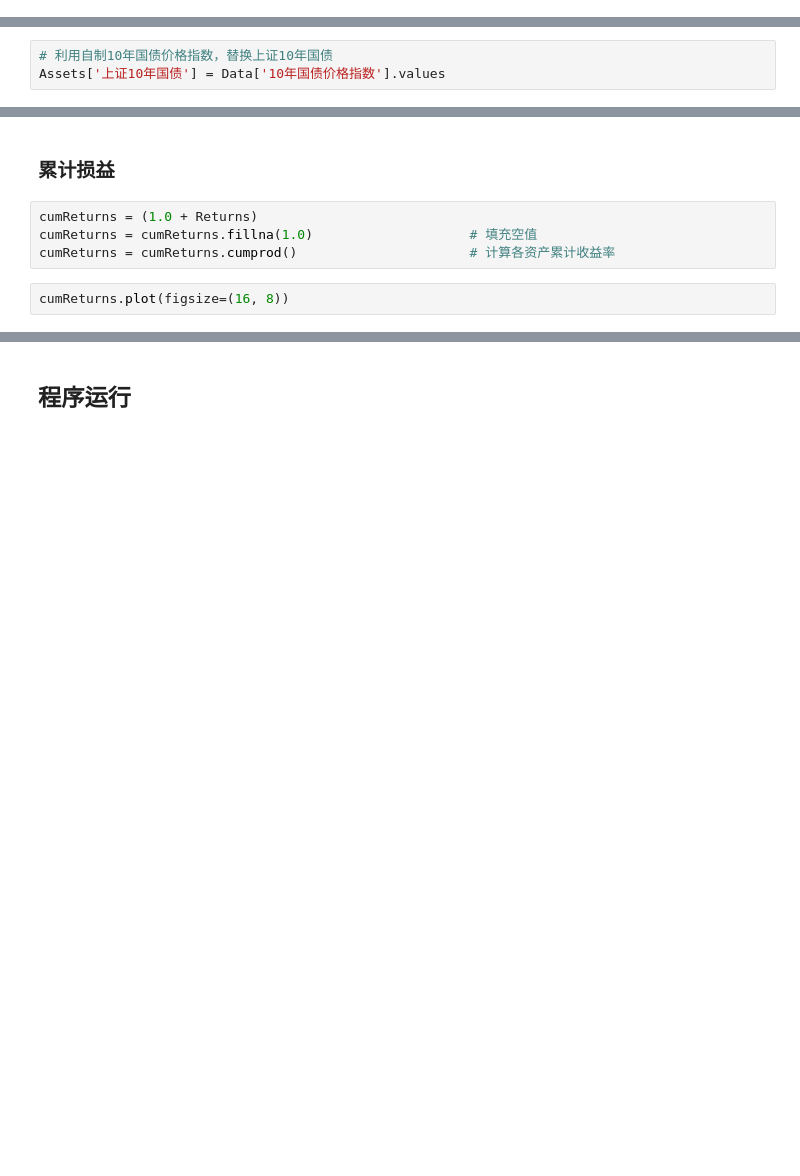
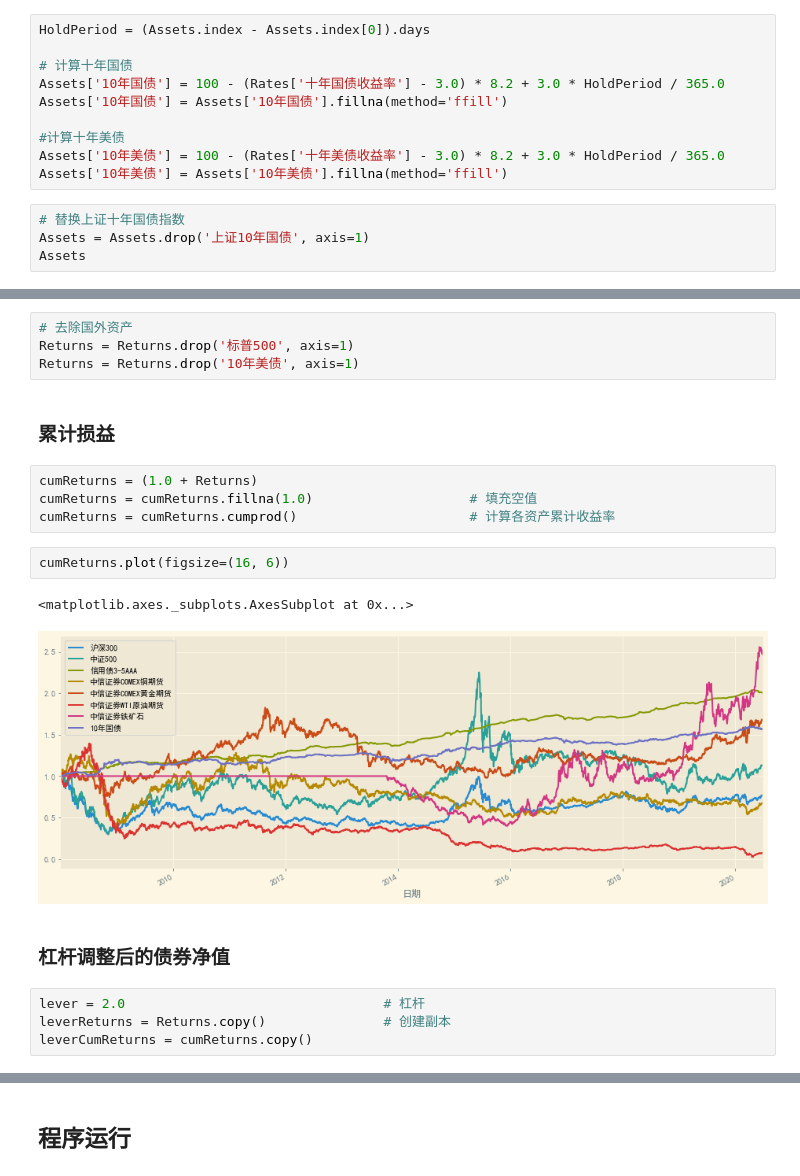
Before and after one commit to Zhehao97/RiskParityFactorModel, a Jupyter notebook: RiskParityModel.ipynb, the cells around one changed output, grey strips where cells are left out. Cells and saved outputs as stored; diff of their text form; blank space fills up the shorter version.

Commit message:
Period_I Finished

```diff
--- a/RiskParityModel.ipynb
+++ b/RiskParityModel.ipynb
@@ -121,0 +108,14 @@ plt.show()
+# %%
+HoldPeriod = (Assets.index - Assets.index[0]).days
+
+# 计算十年国债
+Assets['10年国债'] = 100 - (Rates['十年国债收益率'] - 3.0) * 8.2 + 3.0 * HoldPeriod / 365.0
+Assets['10年国债'] = Assets['10年国债'].fillna(method='ffill')
+
+#计算十年美债
+Assets['10年美债'] = 100 - (Rates['十年美债收益率'] - 3.0) * 8.2 + 3.0 * HoldPeriod / 365.0
+Assets['10年美债'] = Assets['10年美债'].fillna(method='ffill')
+# %%
+# 替换上证十年国债指数
+Assets = Assets.drop('上证10年国债', axis=1)
+Assets
@@ -123,12 +138,13 @@ plt.show()
 ## 计算各资产收益率
 # %% [markdown]
 ### 日内损益
-# %%
-# 利用自制10年国债价格指数，替换上证10年国债
-Assets['上证10年国债'] = Data['10年国债价格指数'].values
 # %%
 Returns = Assets.pct_change(axis=0)
 Returns = Returns.dropna(axis=0, how='all')           # 删除无数据日
+# %%
+# 去除国外资产
+Returns = Returns.drop('标普500', axis=1)
+Returns = Returns.drop('10年美债', axis=1)
 # %% [markdown]
 ### 累计损益
 # %%
@@ -136,4 +152,13 @@ cumReturns = (1.0 + Returns)
 cumReturns = cumReturns.fillna(1.0)                    # 填充空值
 cumReturns = cumReturns.cumprod()                      # 计算各资产累计收益率
 # %%
-cumReturns.plot(figsize=(16, 8))
+cumReturns.plot(figsize=(16, 6))
+# %% [output]
+<matplotlib.axes._subplots.AxesSubplot at 0x...>
+[figure, added]
+# %% [markdown]
+### 杠杆调整后的债券净值
+# %%
+lever = 2.0                                 # 杠杆
+leverReturns = Returns.copy()               # 创建副本
+leverCumReturns = cumReturns.copy()
```
Also changed, not shown: parts of 108 cells of this notebook, 9 other files.
